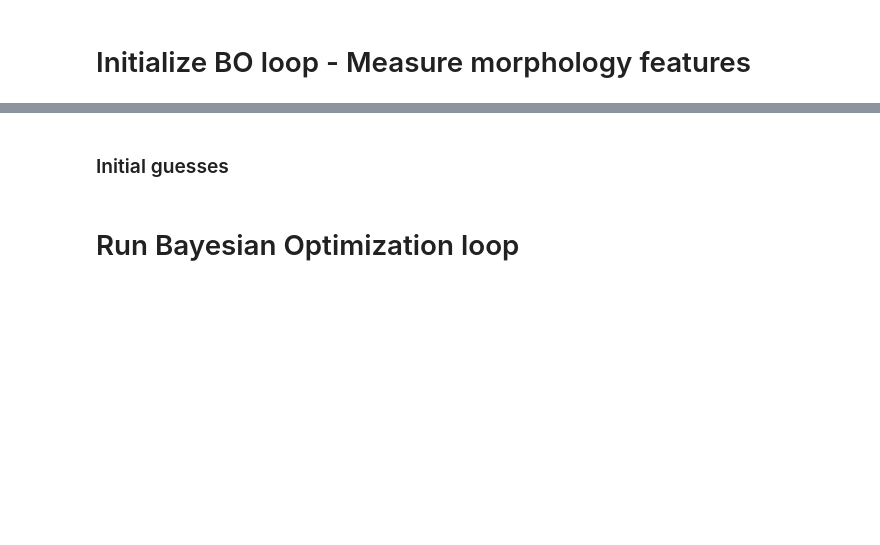
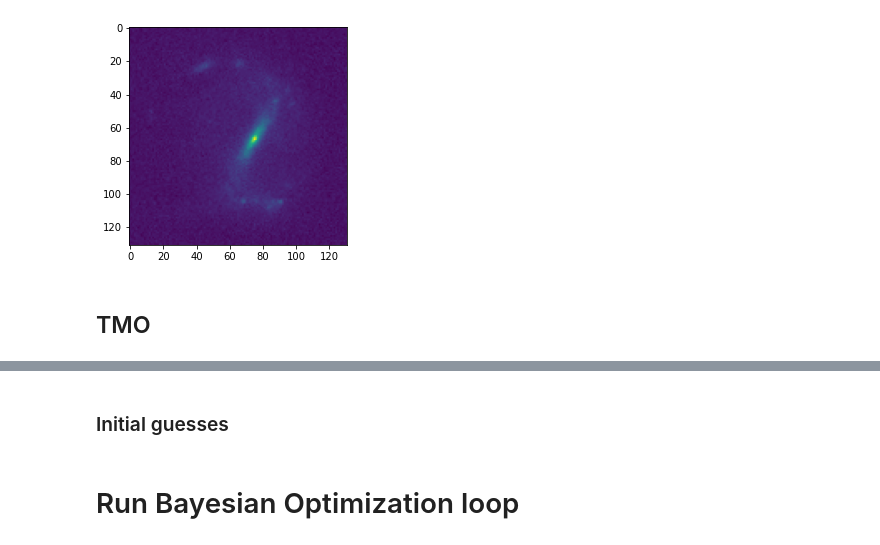
Before and after one commit to Hoseung/astroBF, a Jupyter notebook: notebooks/TMO_param_constraint.ipynb, the cells around one changed output, grey strips where cells are left out. Cells and saved outputs as stored; diff of their text form; code cells hidden in the pictures; blank space fills up the shorter version.

```diff
--- a/notebooks/TMO_param_constraint.ipynb
+++ b/notebooks/TMO_param_constraint.ipynb
@@ -14,2 +14,14 @@ import statmorph
-# %% [markdown]
-# Initialize BO loop -  Measure morphology features
+# %%
+# All data
+all_gals = pickle.load(open("../../bf_data/Nair_and_Abraham_2010/all_gals.pickle", "rb"))
+# %%
+test = all_gals[3]
+
+test['data'].shape
+
+plt.imshow(test['data'][0])
+plt.show()
+# %% [output]
+[figure, added]
+# %% [markdown]
+## TMO
```
Also changed, not shown: parts of 9 cells of this notebook.
